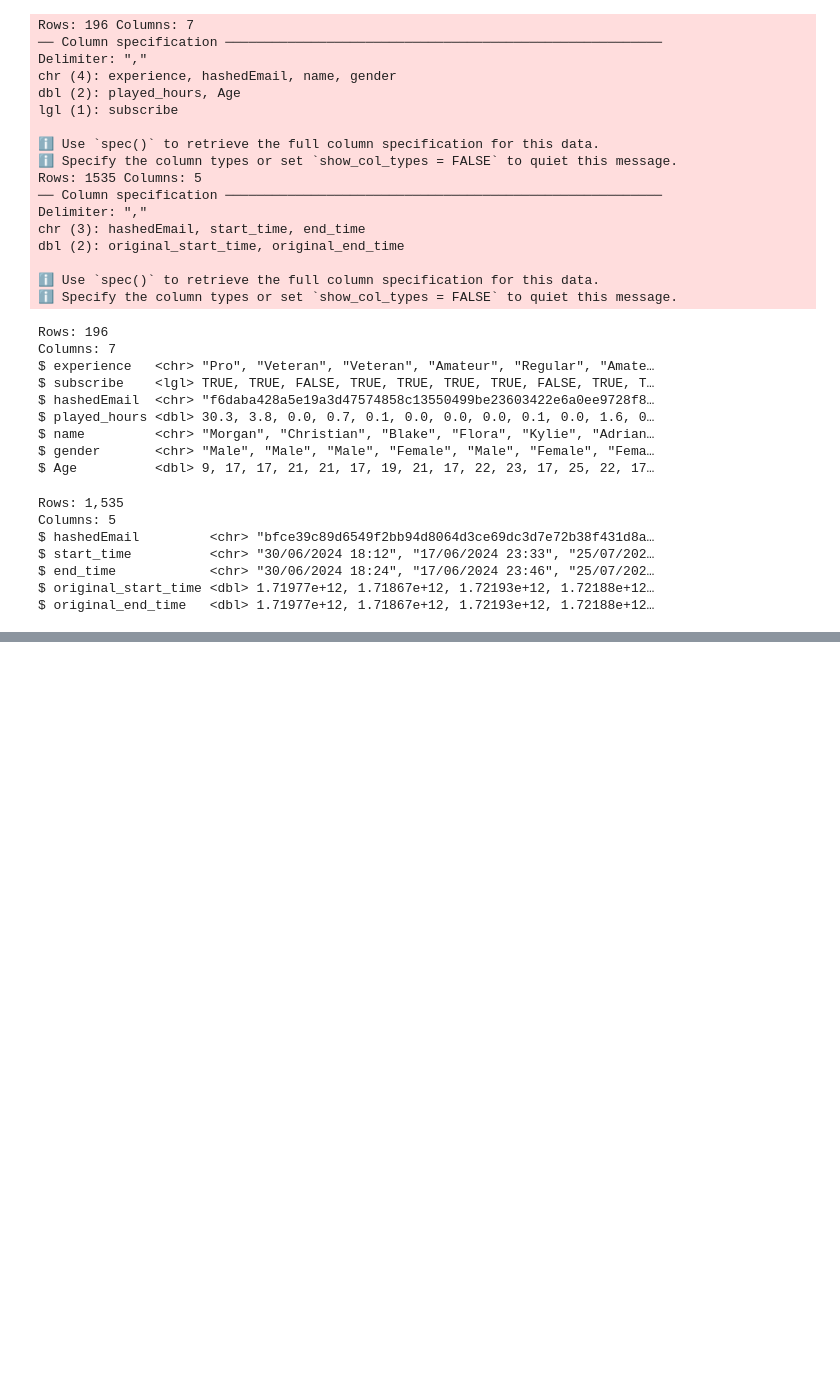
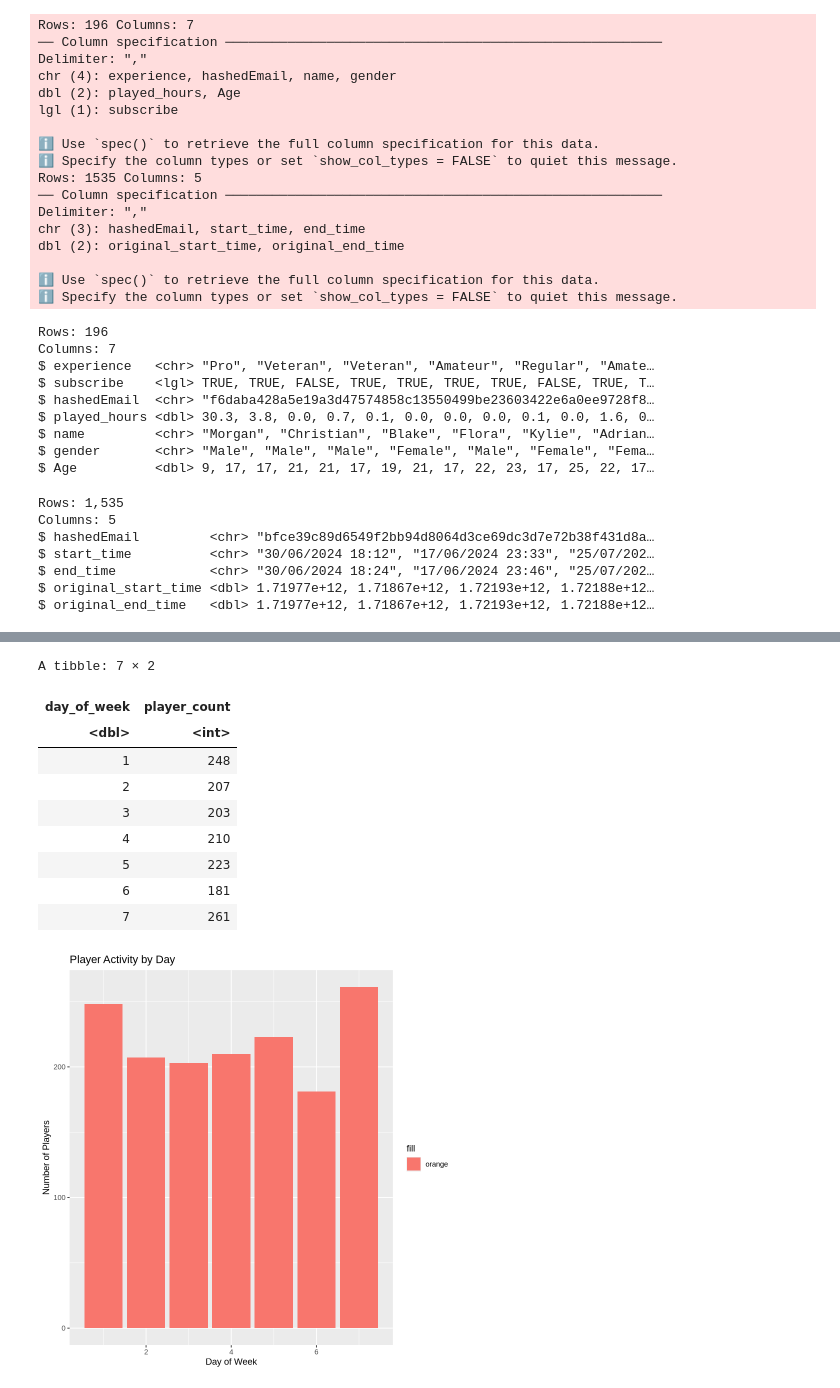
Before and after one commit to anderpudding/dsci-project-005-16, a Jupyter notebook: test.ipynb, the cells around one changed output, grey strips where cells are left out. Drawn from its saved outputs; the diff is of its cells as text; code cells hidden in the pictures; blank space fills up the shorter version.

```diff
--- a/test.ipynb
+++ b/test.ipynb
@@ -56,0 +120,24 @@ $ original_end_time   <dbl> 1.71977e+12, 1.71867e+12, 1.72193e+12, 1.72188e+12
+# %%
+daily_players <- sessions %>%
+  group_by(day_of_week) %>%
+  summarise(player_count = n())
+
+daily_players
+
+ggplot(daily_players, aes(x = day_of_week, y = player_count, fill = "orange")) +
+  geom_bar(stat = "identity") +
+  labs(title = "Player Activity by Day",
+       x = "Day of Week",
+       y = "Number of Players")
+# %% [output]
+A tibble: 7 × 2
+| day_of_week | player_count |
+| <dbl> | <int> |
+| 1 | 248 |
+| 2 | 207 |
+| 3 | 203 |
+| 4 | 210 |
+| 5 | 223 |
+| 6 | 181 |
+| 7 | 261 |
+[figure, added]
```
Also changed, not shown: parts of 3 cells of this notebook.
